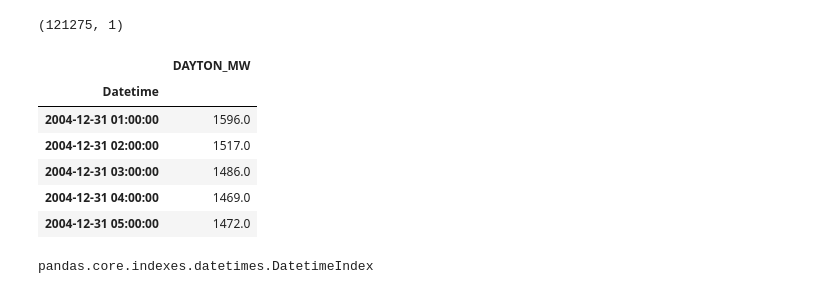
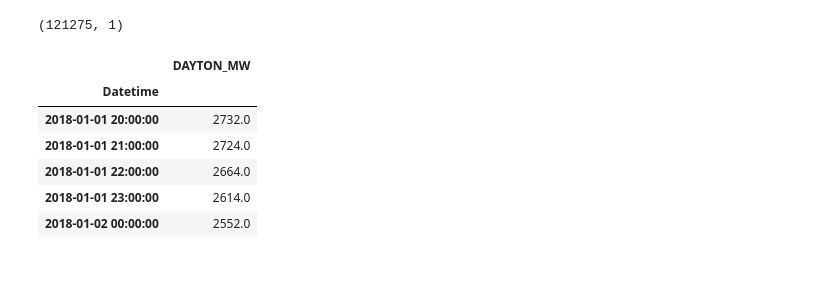
Before and after one commit to rafalopes74/EnergyConsumptionAI, a Jupyter notebook: EnergyConsumption.ipynb, the cells around one changed output. Drawn from its saved outputs; the diff is of its cells as text; code cells hidden in the pictures.

```diff
--- a/EnergyConsumption.ipynb
+++ b/EnergyConsumption.ipynb
@@ -19,16 +30,12 @@ data.shape
 # %% [output]
 (121275, 1)
 # %%
-data.head(5)
+data.tail(5)
 # %% [output]
 |  | DAYTON_MW |
 | Datetime |  |
-| 2004-12-31 01:00:00 | 1596.0 |
-| 2004-12-31 02:00:00 | 1517.0 |
-| 2004-12-31 03:00:00 | 1486.0 |
-| 2004-12-31 04:00:00 | 1469.0 |
-| 2004-12-31 05:00:00 | 1472.0 |
+| 2018-01-01 20:00:00 | 2732.0 |
+| 2018-01-01 21:00:00 | 2724.0 |
+| 2018-01-01 22:00:00 | 2664.0 |
+| 2018-01-01 23:00:00 | 2614.0 |
+| 2018-01-02 00:00:00 | 2552.0 |
-# %%
-type(data.index)
-# %% [output]
-pandas.core.indexes.datetimes.DatetimeIndex
```
Also changed, not shown: parts of 10 cells of this notebook.
